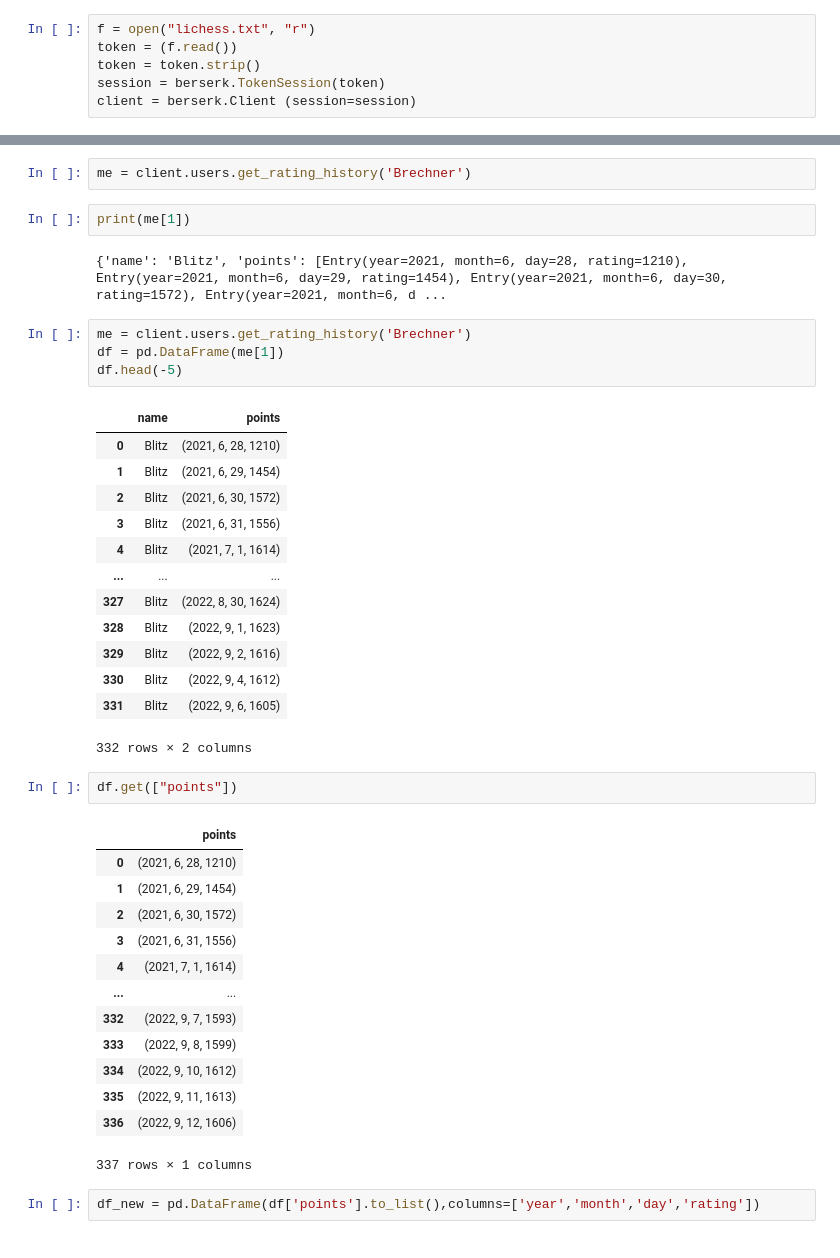
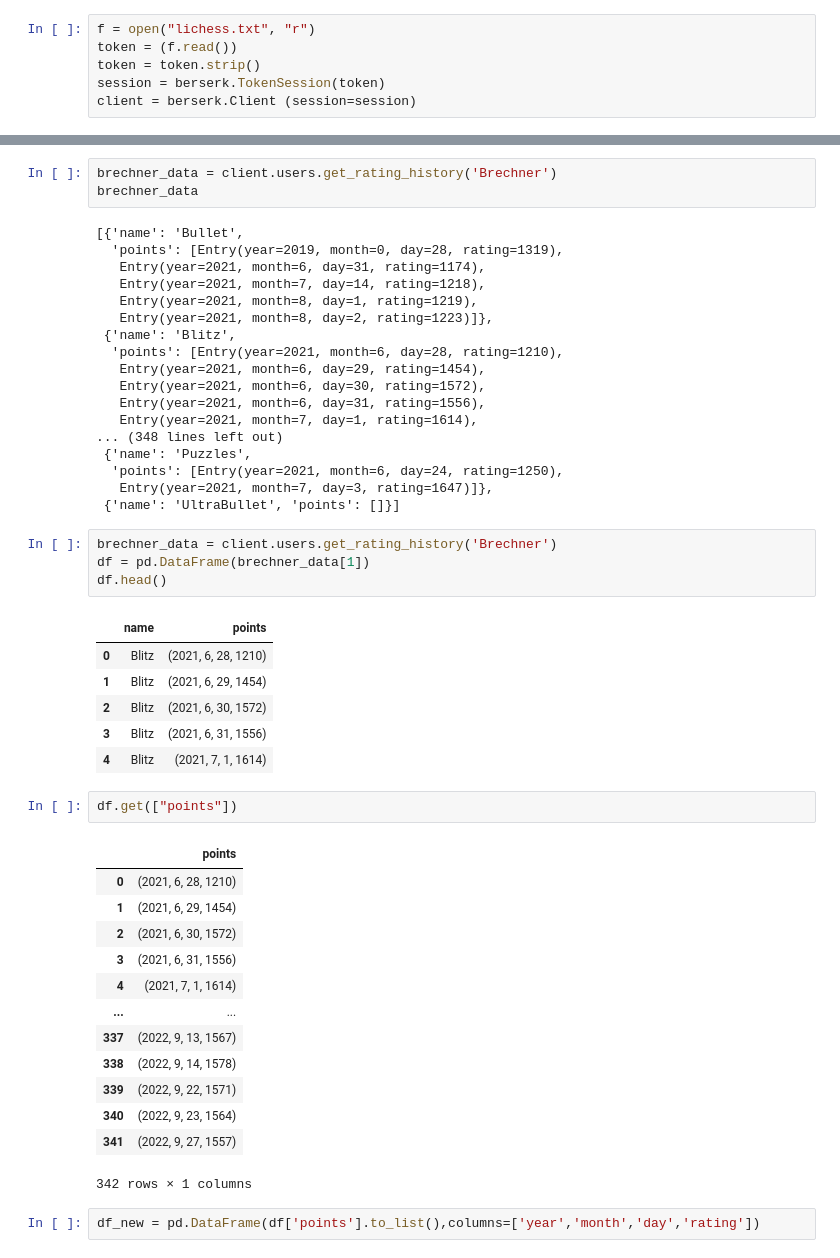
Before and after one commit to DanielBrechner/chess-data, a Jupyter notebook: lichess.ipynb, the cells around one changed output, grey strips where cells are left out. Saved outputs shown, nothing was run; the diff lists cells and outputs as text.

```diff
--- a/lichess.ipynb
+++ b/lichess.ipynb
@@ -50,29 +30,37 @@ client.account.get()
  'blocking': False,
  'followsYou': False}
 # %%
-me = client.users.get_rating_history('Brechner')
+brechner_data = client.users.get_rating_history('Brechner')
+brechner_data
+# %% [output]
+[{'name': 'Bullet',
+  'points': [Entry(year=2019, month=0, day=28, rating=1319),
+   Entry(year=2021, month=6, day=31, rating=1174),
+   Entry(year=2021, month=7, day=14, rating=1218),
+   Entry(year=2021, month=8, day=1, rating=1219),
+   Entry(year=2021, month=8, day=2, rating=1223)]},
+ {'name': 'Blitz',
+  'points': [Entry(year=2021, month=6, day=28, rating=1210),
+   Entry(year=2021, month=6, day=29, rating=1454),
+   Entry(year=2021, month=6, day=30, rating=1572),
+   Entry(year=2021, month=6, day=31, rating=1556),
+   Entry(year=2021, month=7, day=1, rating=1614),
+... (348 lines left out)
+ {'name': 'Puzzles',
+  'points': [Entry(year=2021, month=6, day=24, rating=1250),
+   Entry(year=2021, month=7, day=3, rating=1647)]},
+ {'name': 'UltraBullet', 'points': []}]
-# %%
-print(me[1])
-# %% [output]
-{'name': 'Blitz', 'points': [Entry(year=2021, month=6, day=28, rating=1210), Entry(year=2021, month=6, day=29, rating=1454), Entry(year=2021, month=6, day=30, rating=1572), Entry(year=2021, month=6, d ...
 # %%
-me = client.users.get_rating_history('Brechner')
-df = pd.DataFrame(me[1])
-df.head(-5)
+brechner_data = client.users.get_rating_history('Brechner')
+df = pd.DataFrame(brechner_data[1])
+df.head()
 # %% [output]
 |  | name | points |
 | 0 | Blitz | (2021, 6, 28, 1210) |
 | 1 | Blitz | (2021, 6, 29, 1454) |
 | 2 | Blitz | (2021, 6, 30, 1572) |
 | 3 | Blitz | (2021, 6, 31, 1556) |
 | 4 | Blitz | (2021, 7, 1, 1614) |
-| ... | ... | ... |
-| 327 | Blitz | (2022, 8, 30, 1624) |
-| 328 | Blitz | (2022, 9, 1, 1623) |
-| 329 | Blitz | (2022, 9, 2, 1616) |
-| 330 | Blitz | (2022, 9, 4, 1612) |
-| 331 | Blitz | (2022, 9, 6, 1605) |
-332 rows × 2 columns
 # %%
 df.get(["points"])
 # %% [output]
@@ -83,12 +71,12 @@ df.get(["points"])
 | 3 | (2021, 6, 31, 1556) |
 | 4 | (2021, 7, 1, 1614) |
 | ... | ... |
-| 332 | (2022, 9, 7, 1593) |
-| 333 | (2022, 9, 8, 1599) |
-| 334 | (2022, 9, 10, 1612) |
-| 335 | (2022, 9, 11, 1613) |
-| 336 | (2022, 9, 12, 1606) |
+| 337 | (2022, 9, 13, 1567) |
+| 338 | (2022, 9, 14, 1578) |
+| 339 | (2022, 9, 22, 1571) |
+| 340 | (2022, 9, 23, 1564) |
+| 341 | (2022, 9, 27, 1557) |
-337 rows × 1 columns
+342 rows × 1 columns
 # %%
 df_new = pd.DataFrame(df['points'].to_list(),columns=['year','month','day','rating'])
 # %%
```
Also changed, not shown: parts of 9 cells of this notebook, 1 other file.
